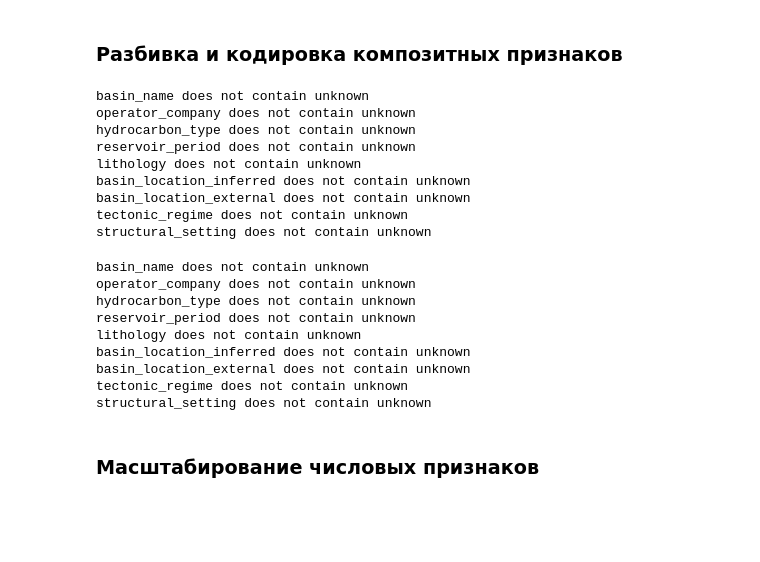
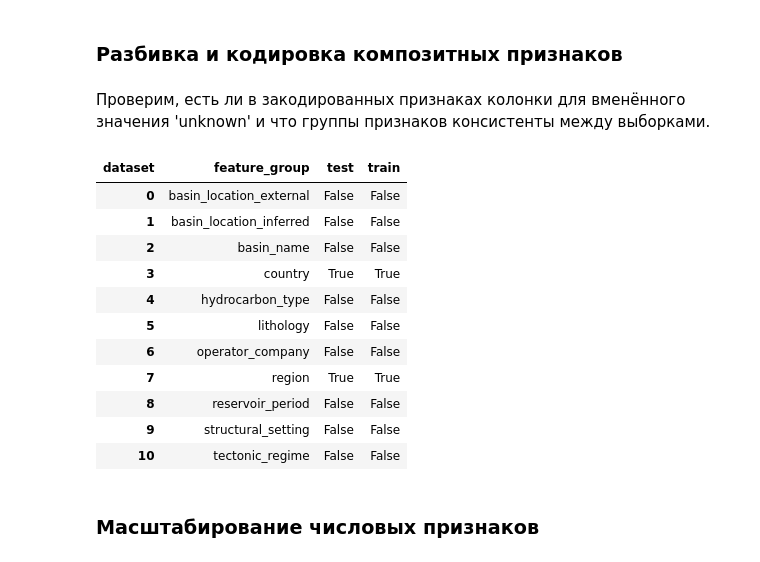
Before and after one commit to AlekseiAgarkov/classification-of-oil-and-gas, a Jupyter notebook: notebooks/feature_preprocessing.ipynb, the cells around one changed output. Cells and saved outputs as stored; diff of their text form; code cells hidden in the pictures; blank space fills up the shorter version.

```diff
--- a/notebooks/feature_preprocessing.ipynb
+++ b/notebooks/feature_preprocessing.ipynb
@@ -283,6 +283,8 @@ train_structural_setting_f, structural_setting_t = _split_binarize_encode(col='s
 # %%
 test_tectonic_regime_f = _split_binarize_encode_test_data(transformer=tectonic_regime_t, col='tectonic_regime')
 test_structural_setting_f = _split_binarize_encode_test_data(transformer=structural_setting_t, col='structural_setting')
+# %% [markdown]
+Проверим, есть ли в закодированных признаках колонки для вменённого значения 'unknown' и что группы признаков консистенты между выборками.
 # %%
 train_features = {"country": train_country_f.columns,
                   "region": train_region_f.columns,
@@ -295,20 +297,12 @@ train_features = {"country": train_country_f.columns,
                   "basin_location_external": train_basin_location_external_f.columns,
                   "tectonic_regime": train_tectonic_regime_f.columns,
                   "structural_setting": train_structural_setting_f.columns}
+train_features_check = []
 for feature_group, columns in train_features.items():
     result = any('unknown' in c for c in columns)
-    if not result:
-        print(f"{feature_group} does not contain unknown")
+    train_features_check.append({"dataset": "train" ,"feature_group": feature_group, "contains_unknown": result})
+
+train_features_check_df = pd.DataFrame(train_features_check)
-# %% [output]
-basin_name does not contain unknown
-operator_company does not contain unknown
-hydrocarbon_type does not contain unknown
-reservoir_period does not contain unknown
-lithology does not contain unknown
-basin_location_inferred does not contain unknown
-basin_location_external does not contain unknown
-tectonic_regime does not contain unknown
-structural_setting does not contain unknown
 # %%
 test_features = {"country": test_country_f.columns,
                  "region": test_region_f.columns,
@@ -321,20 +315,27 @@ test_features = {"country": test_country_f.columns,
                  "basin_location_external": test_basin_location_external_f.columns,
                  "tectonic_regime": test_tectonic_regime_f.columns,
                  "structural_setting": test_structural_setting_f.columns}
+test_features_check = []
 for feature_group, columns in test_features.items():
     result = any('unknown' in c for c in columns)
-    if not result:
-        print(f"{feature_group} does not contain unknown")
+    test_features_check.append({"dataset": "test" ,"feature_group": feature_group, "contains_unknown": result})
+test_features_check_df = pd.DataFrame(test_features_check)
-# %% [output]
-basin_name does not contain unknown
-operator_company does not contain unknown
-hydrocarbon_type does not contain unknown
-reservoir_period does not contain unknown
-lithology does not contain unknown
-basin_location_inferred does not contain unknown
-basin_location_external does not contain unknown
-tectonic_regime does not contain unknown
-structural_setting does not contain unknown
+# %%
+pd.concat([train_features_check_df, test_features_check_df]).pivot(index='feature_group',
+                                                                   columns='dataset',values='contains_unknown').reset_index()
+# %% [output]
+| dataset | feature_group | test | train |
+| 0 | basin_location_external | False | False |
+| 1 | basin_location_inferred | False | False |
+| 2 | basin_name | False | False |
+| 3 | country | True | True |
+| 4 | hydrocarbon_type | False | False |
+| 5 | lithology | False | False |
+| 6 | operator_company | False | False |
+| 7 | region | True | True |
+| 8 | reservoir_period | False | False |
+| 9 | structural_setting | False | False |
+| 10 | tectonic_regime | False | False |
 # %% [markdown]
 ### Масштабирование числовых признаков
 # %%
```
